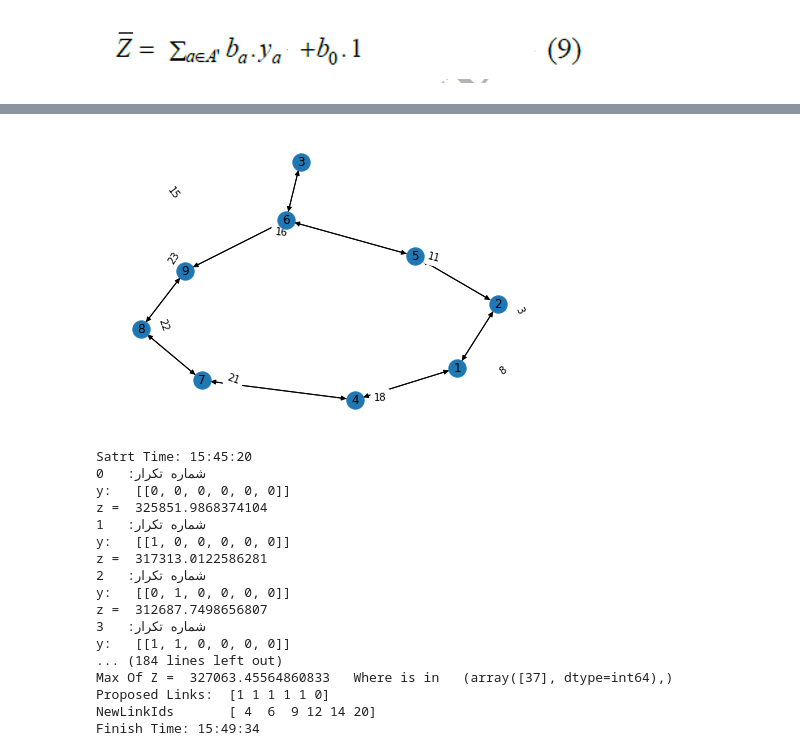
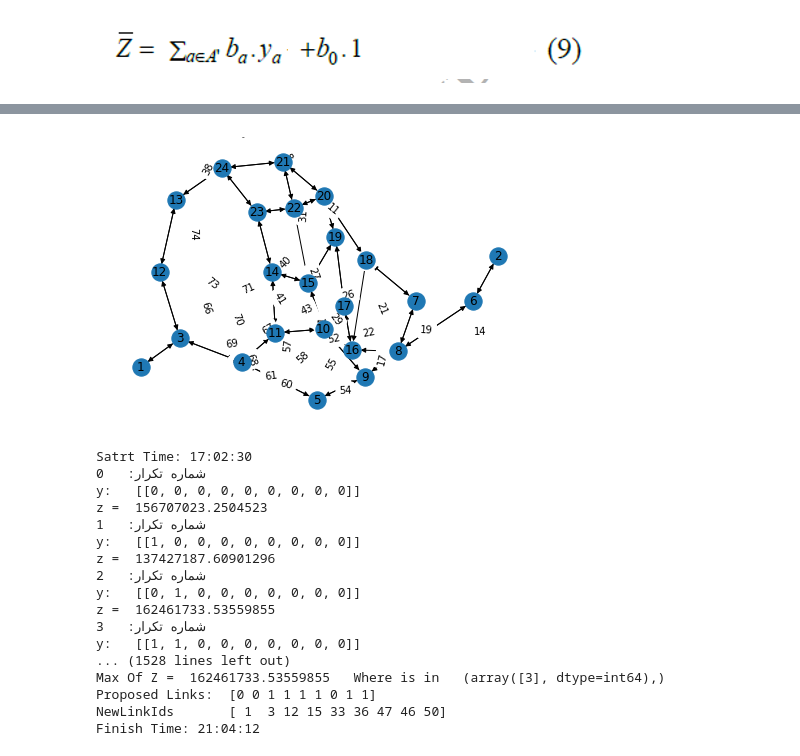
Before and after one commit to mahmoodsadra/Payannameh, a Jupyter notebook: AddConstToObj/EnumerationAddConstToObj.ipynb, the cells around one changed output, grey strips where cells are left out. Cells and saved outputs as stored; diff of their text form; code cells hidden in the pictures.

```diff
--- a/AddConstToObj/EnumerationAddConstToObj.ipynb
+++ b/AddConstToObj/EnumerationAddConstToObj.ipynb
@@ -47,7 +47,7 @@ from sdLIPSolverAddConstToObj  import *
 np. set_printoptions(threshold=np. inf)
 
 # Create a SQL connection to our SQLite database               # 9Nodes  SiouxFalls Anaheim
-con = sqlite3.connect("C:/Users/sd/notebooks/MAIN_PRJWindows/TraficAssignment/1_project/9Nodes/project_database.sqlite")
+con = sqlite3.connect("C:/Users/sd/notebooks/MAIN_PRJWindows/TraficAssignment/1_project/SiouxFalls/project_database.sqlite")
 cur = con.cursor()
 G = nx.DiGraph()
 #مشخص کردن تعداد ODها
@@ -69,7 +69,7 @@ ODNumber_Matrix = sdGet_ODNumber_Matrix(NodeODCount)
 n,m = np.shape(ODNumber_Matrix)
 
 # تقاضا بین زوجها
-ODDeman_Matrix = pd.read_excel(r'C:/Users/sd/notebooks/MAIN_PRJWindows/TraficAssignment/0_tntp_data/9Nodes/xod.xlsx',sheet_name='Sheet1')
+ODDeman_Matrix = pd.read_excel(r'C:/Users/sd/notebooks/MAIN_PRJWindows/TraficAssignment/0_tntp_data/SiouxFalls/xod.xlsx',sheet_name='Sheet1')
 ODDeman_Vector = np.zeros(ODCount)
 for i in range(n):
      for j in range(m):
@@ -138,20 +138,20 @@ def CalcZ(intObjectiveFunc,X,Capacity,Tzero,Cost,linksY, Min1=0,Max1=0,Min2 = 0,
 # %%
 print('Satrt Time: '+time.strftime('%X'))
 
-Landa =9
+Landa =5
 
 #Anaheim
 #NewLinkIds = np.array([636,719, 771,718 ,665,699, 414,451, 428,483])
 #NewLinkCost = np.array([44 * 10**9, 59 * 10**9, 79 * 10**9, 86 * 10**9, 58 * 10**9,44 * 10**9, 59 * 10**9, 79 * 10**9, 86 * 10**9, 58 * 10**9])
 
 #SiouxFalls
-#NewLinkIds = np.array([1,3, 12,15 ,33,36, 47,46, 50,55])
-#NewLinkCost = np.array([2.4 * 10**6, 2.4 * 10**6, 2.1 * 10**6, 2.1 * 10**6, 2.2 * 10**6,2.2 * 10**6, 1.9 * 10**6, 1.9 * 10**6, 1.8 * 10**6, 1.8 * 10**6])
+NewLinkIds = np.array([1,3, 12,15 ,33,36, 47,46, 50])#,55])
+NewLinkCost = np.array([2.4 * 10**6, 2.4 * 10**6, 2.1 * 10**6, 2.1 * 10**6, 2.2 * 10**6,2.2 * 10**6, 1.9 * 10**6, 1.9 * 10**6, 1.8 * 10**6])#, 1.8 * 10**6])
 
 
 #9Nodes
-NewLinkIds = np.array([4,6,9,12,14,20])
-NewLinkCost = np.array([8 * 10**3, 1.8 * 10**3,9 * 10**3,7 * 10**3,6 * 10**3,10 * 10**3])
+#NewLinkIds = np.array([4,6,9,12,14,20])
+#NewLinkCost = np.array([8 * 10**3, 1.8 * 10**3,9 * 10**3,7 * 10**3,6 * 10**3,10 * 10**3])
 
 
 #حذف لینکهای جدید از شبکه برای آماده کردن شبکه
@@ -210,4 +210,4 @@ Satrt Time: 15:45:17
-[figure, old version]
+[figure, new version]
 # %%
 
 
@@ -288,23 +288,23 @@ print('NewLinkIds      ',NewLinkIds)
 
 print('Finish Time: '+time.strftime('%X'))
 # %% [output]
-Satrt Time: 15:45:20
+Satrt Time: 17:02:30
 شماره تکرار:   0
-y:   [[0, 0, 0, 0, 0, 0]]
-z =  325851.9868374104
+y:   [[0, 0, 0, 0, 0, 0, 0, 0, 0]]
+z =  156707023.2504523
 شماره تکرار:   1
-y:   [[1, 0, 0, 0, 0, 0]]
-z =  317313.0122586281
+y:   [[1, 0, 0, 0, 0, 0, 0, 0, 0]]
+z =  137427187.60901296
 شماره تکرار:   2
-y:   [[0, 1, 0, 0, 0, 0]]
-z =  312687.7498656807
+y:   [[0, 1, 0, 0, 0, 0, 0, 0, 0]]
+z =  162461733.53559855
 شماره تکرار:   3
-y:   [[1, 1, 0, 0, 0, 0]]
-... (184 lines left out)
-Max Of Z =  327063.45564860833   Where is in   (array([37], dtype=int64),)
-Proposed Links:  [1 1 1 1 1 0]
-NewLinkIds       [ 4  6  9 12 14 20]
-Finish Time: 15:49:34
+y:   [[1, 1, 0, 0, 0, 0, 0, 0, 0]]
+... (1528 lines left out)
+Max Of Z =  162461733.53559855   Where is in   (array([3], dtype=int64),)
+Proposed Links:  [0 0 1 1 1 1 0 1 1]
+NewLinkIds       [ 1  3 12 15 33 36 47 46 50]
+Finish Time: 21:04:12
 # %%
 import matplotlib.pyplot as plt
 print('Z = ',Z)
```
Also changed, not shown: parts of 4 cells of this notebook, 2 other files.
